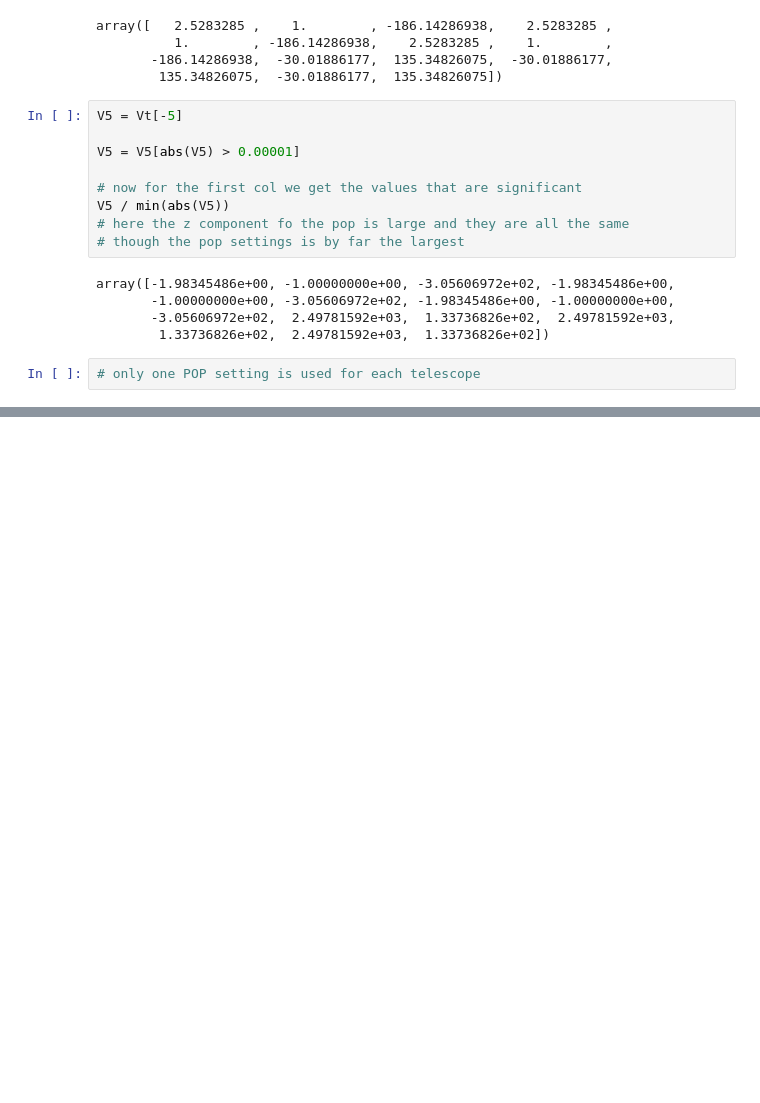
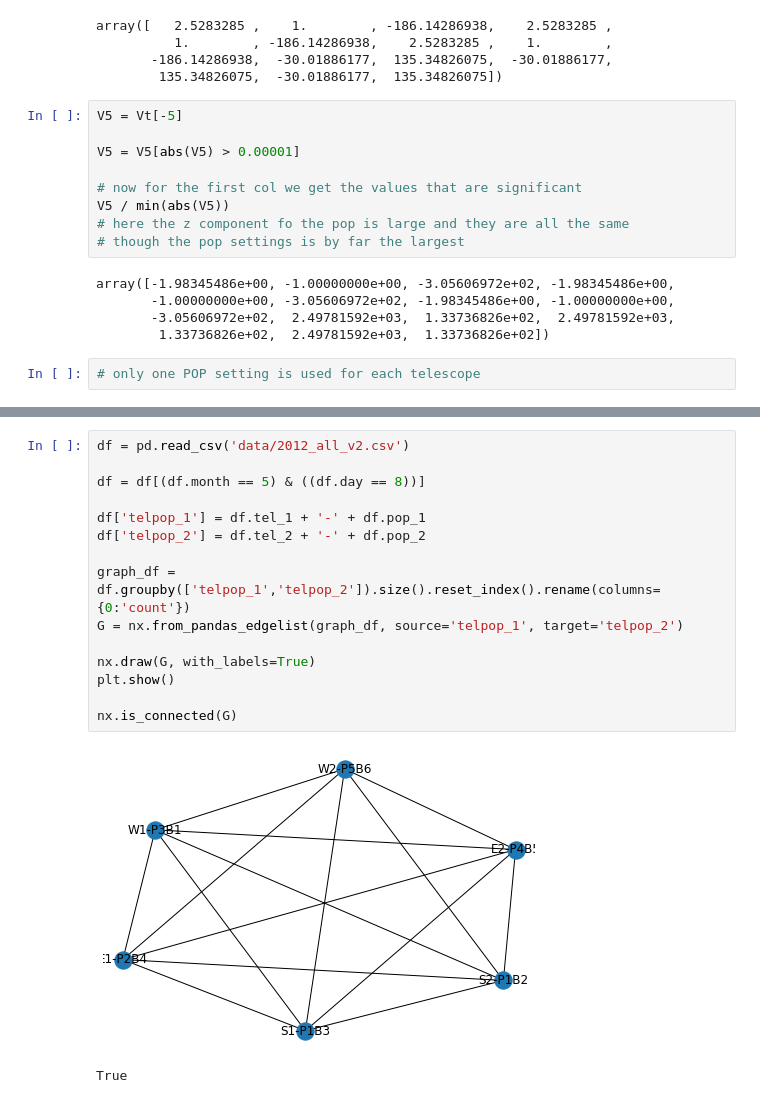
Before and after one commit to hws1302/linear-regression-from-scratch, a Jupyter notebook: degeneracies .ipynb, the cells around one changed output, grey strips where cells are left out. Drawn from its saved outputs; the diff is of its cells as text; blank space fills up the shorter version.

```diff
--- a/degeneracies .ipynb
+++ b/degeneracies .ipynb
@@ -207,0 +223,18 @@ array([-1.98345486e+00, -1.00000000e+00, -3.05606972e+02, -1.98345486e+00,
+# %%
+df = pd.read_csv('data/2012_all_v2.csv')
+
+df = df[(df.month == 5) & ((df.day == 8))]
+
+df['telpop_1'] = df.tel_1 + '-' + df.pop_1
+df['telpop_2'] = df.tel_2 + '-' + df.pop_2
+
+graph_df = df.groupby(['telpop_1','telpop_2']).size().reset_index().rename(columns={0:'count'})
+G = nx.from_pandas_edgelist(graph_df, source='telpop_1', target='telpop_2')
+
+nx.draw(G, with_labels=True)
+plt.show()
+
+nx.is_connected(G)
+# %% [output]
+[figure, added]
+True
```
Also changed, not shown: parts of 10 cells of this notebook, 2 other files.
